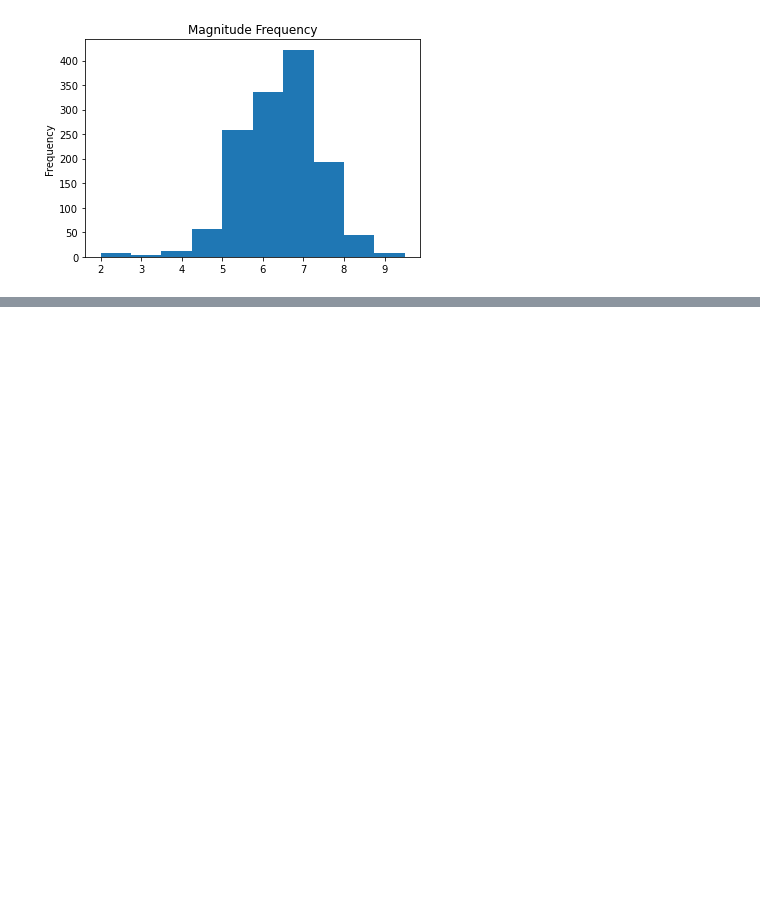
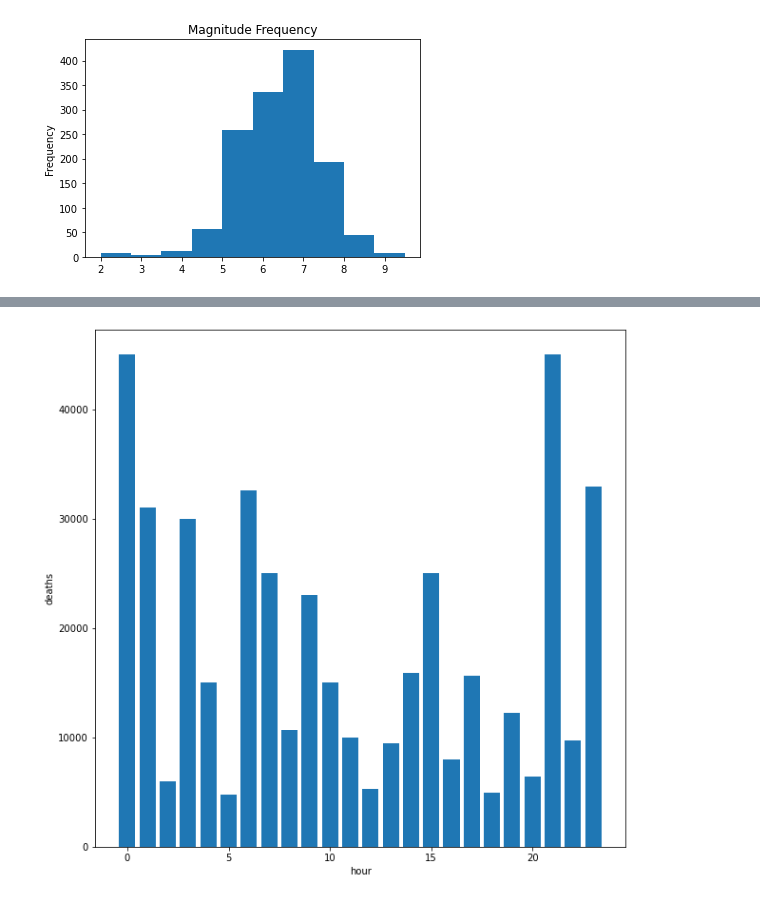
Before and after one commit to nss-data-science-cohort-4/dq3-earthquakes-mst-2-0, a Jupyter notebook: notebooks/quake_question1_tf.ipynb, the cells around one changed output, grey strips where cells are left out. Saved outputs shown, nothing was run; the diff lists cells and outputs as text; code cells hidden in the pictures; blank space fills up the shorter version.

```diff
--- a/notebooks/quake_question1_tf.ipynb
+++ b/notebooks/quake_question1_tf.ipynb
@@ -164,0 +191,7 @@ sns.scatterplot(x='depth_km', y='death_total', data=wikipedia_df)
+# %%
+fig, ax = plt.subplots(figsize=(10,10))
+ax.bar(deaths_above_mean['hour'], deaths_above_mean['death_total'])
+ax.set_xlabel('hour')
+ax.set_ylabel('deaths');
+# %% [output]
+[figure, added]
```
Also changed, not shown: parts of 25 cells of this notebook.
